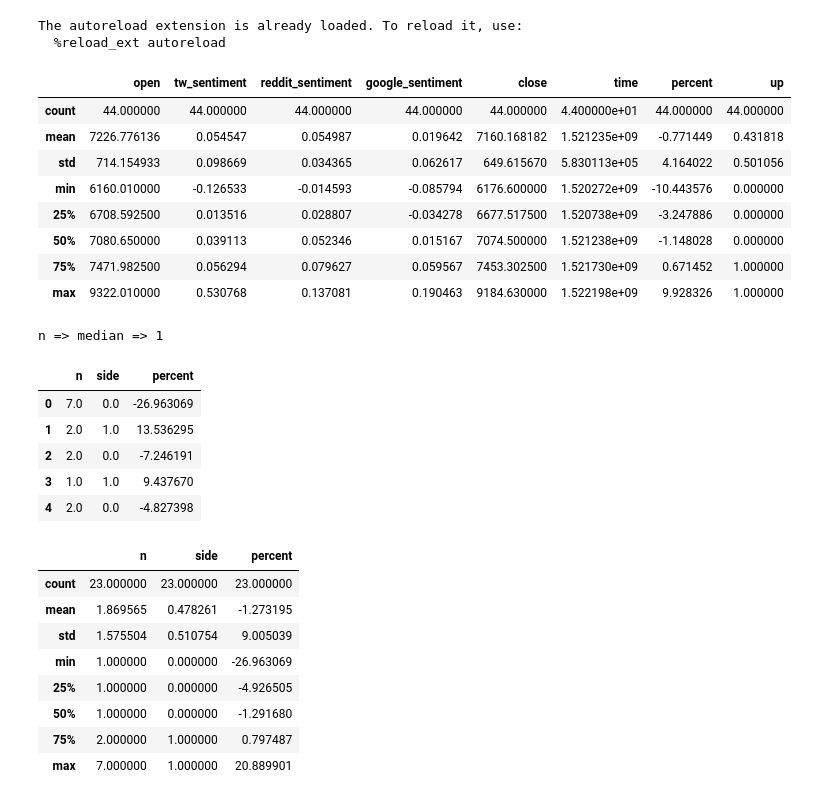
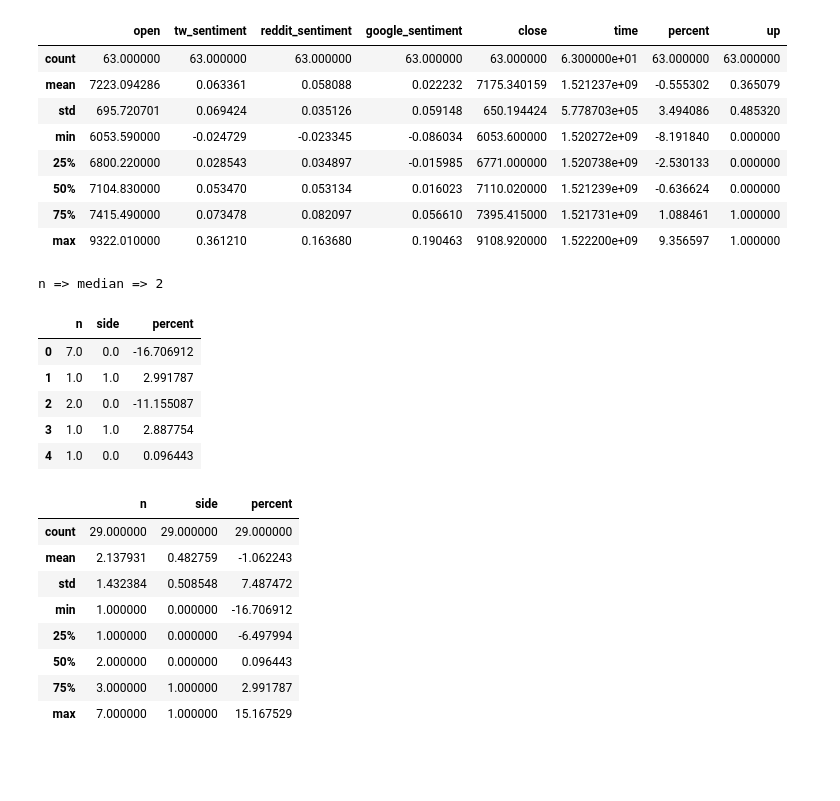
Before and after one commit to scristofari/bitcoin-challenge, a Jupyter notebook: STEP Mania.ipynb, the cells around one changed output. Cells and saved outputs as stored; diff of their text form; code cells hidden in the pictures; blank space fills up the shorter version.

```diff
--- a/STEP Mania.ipynb
+++ b/STEP Mania.ipynb
@@ -6,6 +6,6 @@
 import matplotlib.pyplot as plt
 
 import bitcoin.db as db
-df = db.get_all_data_from_pas(pas=720)
+df = db.get_all_data_from_pas(pas=500)
 df.describe()
 # %% [output]
@@ -13,38 +13,36 @@ df.describe()
-The autoreload extension is already loaded. To reload it, use:
-  %reload_ext autoreload
 |  | open | tw_sentiment | reddit_sentiment | google_sentiment | close | time | percent | up |
-| count | 44.000000 | 44.000000 | 44.000000 | 44.000000 | 44.000000 | 4.400000e+01 | 44.000000 | 44.000000 |
-| mean | 7226.776136 | 0.054547 | 0.054987 | 0.019642 | 7160.168182 | 1.521235e+09 | -0.771449 | 0.431818 |
-| std | 714.154933 | 0.098669 | 0.034365 | 0.062617 | 649.615670 | 5.830113e+05 | 4.164022 | 0.501056 |
-| min | 6160.010000 | -0.126533 | -0.014593 | -0.085794 | 6176.600000 | 1.520272e+09 | -10.443576 | 0.000000 |
-| 25% | 6708.592500 | 0.013516 | 0.028807 | -0.034278 | 6677.517500 | 1.520738e+09 | -3.247886 | 0.000000 |
-| 50% | 7080.650000 | 0.039113 | 0.052346 | 0.015167 | 7074.500000 | 1.521238e+09 | -1.148028 | 0.000000 |
-| 75% | 7471.982500 | 0.056294 | 0.079627 | 0.059567 | 7453.302500 | 1.521730e+09 | 0.671452 | 1.000000 |
-| max | 9322.010000 | 0.530768 | 0.137081 | 0.190463 | 9184.630000 | 1.522198e+09 | 9.928326 | 1.000000 |
+| count | 63.000000 | 63.000000 | 63.000000 | 63.000000 | 63.000000 | 6.300000e+01 | 63.000000 | 63.000000 |
+| mean | 7223.094286 | 0.063361 | 0.058088 | 0.022232 | 7175.340159 | 1.521237e+09 | -0.555302 | 0.365079 |
+| std | 695.720701 | 0.069424 | 0.035126 | 0.059148 | 650.194424 | 5.778703e+05 | 3.494086 | 0.485320 |
+| min | 6053.590000 | -0.024729 | -0.023345 | -0.086034 | 6053.600000 | 1.520272e+09 | -8.191840 | 0.000000 |
+| 25% | 6800.220000 | 0.028543 | 0.034897 | -0.015985 | 6771.000000 | 1.520738e+09 | -2.530133 | 0.000000 |
+| 50% | 7104.830000 | 0.053470 | 0.053134 | 0.016023 | 7110.020000 | 1.521239e+09 | -0.636624 | 0.000000 |
+| 75% | 7415.490000 | 0.073478 | 0.082097 | 0.056610 | 7395.415000 | 1.521731e+09 | 1.088461 | 1.000000 |
+| max | 9322.010000 | 0.361210 | 0.163680 | 0.190463 | 9108.920000 | 1.522200e+09 | 9.356597 | 1.000000 |
 # %%
 import bitcoin.validation as val
 result = val.how_many_up_and_down(df=df)
 result.head()
 # %% [output]
-n => median => 1
+n => median => 2
 |  | n | side | percent |
-| 0 | 7.0 | 0.0 | -26.963069 |
-| 1 | 2.0 | 1.0 | 13.536295 |
-| 2 | 2.0 | 0.0 | -7.246191 |
-| 3 | 1.0 | 1.0 | 9.437670 |
-| 4 | 2.0 | 0.0 | -4.827398 |
+| 0 | 7.0 | 0.0 | -16.706912 |
+| 1 | 1.0 | 1.0 | 2.991787 |
+| 2 | 2.0 | 0.0 | -11.155087 |
+| 3 | 1.0 | 1.0 | 2.887754 |
+| 4 | 1.0 | 0.0 | 0.096443 |
 # %%
 result.describe()
 # %% [output]
 |  | n | side | percent |
-| count | 23.000000 | 23.000000 | 23.000000 |
-| mean | 1.869565 | 0.478261 | -1.273195 |
-| std | 1.575504 | 0.510754 | 9.005039 |
-| min | 1.000000 | 0.000000 | -26.963069 |
-| 25% | 1.000000 | 0.000000 | -4.926505 |
-| 50% | 1.000000 | 0.000000 | -1.291680 |
-| 75% | 2.000000 | 1.000000 | 0.797487 |
-| max | 7.000000 | 1.000000 | 20.889901 |
+| count | 29.000000 | 29.000000 | 29.000000 |
+| mean | 2.137931 | 0.482759 | -1.062243 |
+| std | 1.432384 | 0.508548 | 7.487472 |
+| min | 1.000000 | 0.000000 | -16.706912 |
+| 25% | 1.000000 | 0.000000 | -6.497994 |
+| 50% | 2.000000 | 0.000000 | 0.096443 |
+| 75% | 3.000000 | 1.000000 | 2.991787 |
+| max | 7.000000 | 1.000000 | 15.167529 |
 # %%
 val.test_money_step(df=df, num=1)
 # %% [output]
```
Also changed, not shown: parts of 2 cells of this notebook, 6 other files.
